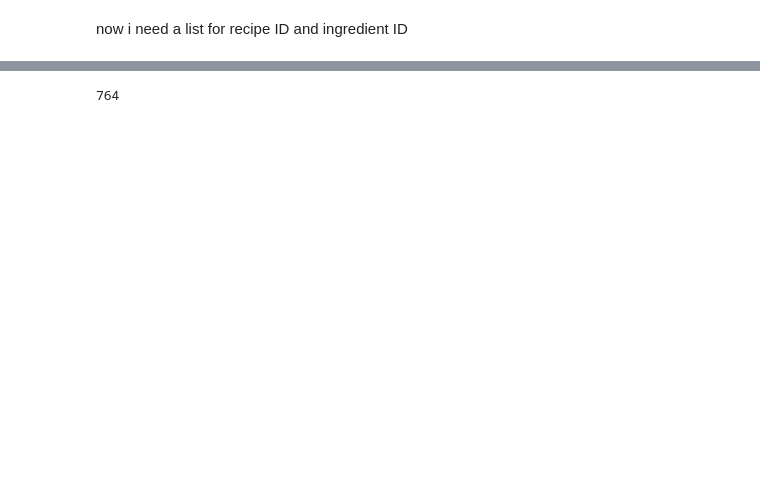
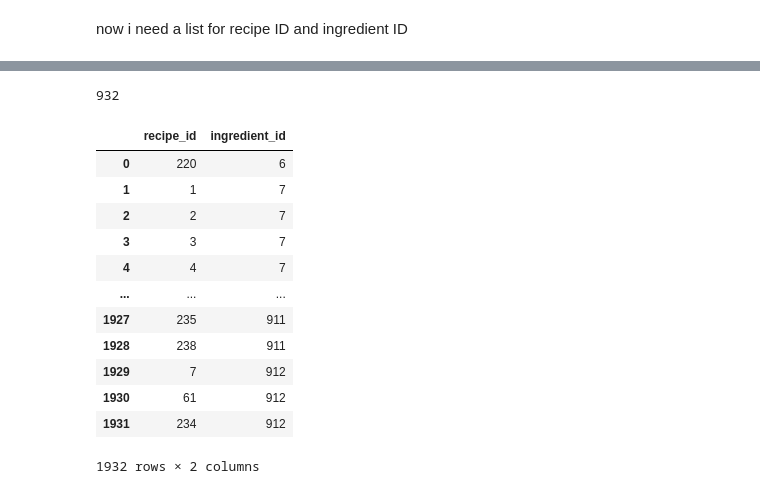
Before and after one commit to rosewisotzky/data_capstone, a Jupyter notebook: notebooks/recipeEDA.ipynb, the cells around one changed output, grey strips where cells are left out. Cells and saved outputs as stored; diff of their text form; code cells hidden in the pictures; blank space fills up the shorter version.

```diff
--- a/notebooks/recipeEDA.ipynb
+++ b/notebooks/recipeEDA.ipynb
@@ -309,6 +360,22 @@ connection_string = f"postgresql://postgres:postgres@localhost:5432/{database_na
 # %%
 engine = create_engine(connection_string)
 # %%
-# recipe_ingredients.to_sql(name = 'recipe_ingredients', con=engine)
+recipe_ingredients.to_sql(name = 'recipe_g_ingredients', con=engine)
 # %% [output]
-764
+932
+# %%
+recipe_ingredients
+# %% [output]
+|  | recipe_id | ingredient_id |
+| 0 | 220 | 6 |
+| 1 | 1 | 7 |
+| 2 | 2 | 7 |
+| 3 | 3 | 7 |
+| 4 | 4 | 7 |
+| ... | ... | ... |
+| 1927 | 235 | 911 |
+| 1928 | 238 | 911 |
+| 1929 | 7 | 912 |
+| 1930 | 61 | 912 |
+| 1931 | 234 | 912 |
+1932 rows × 2 columns
```
Also changed, not shown: parts of 17 cells of this notebook, 1 other file.
